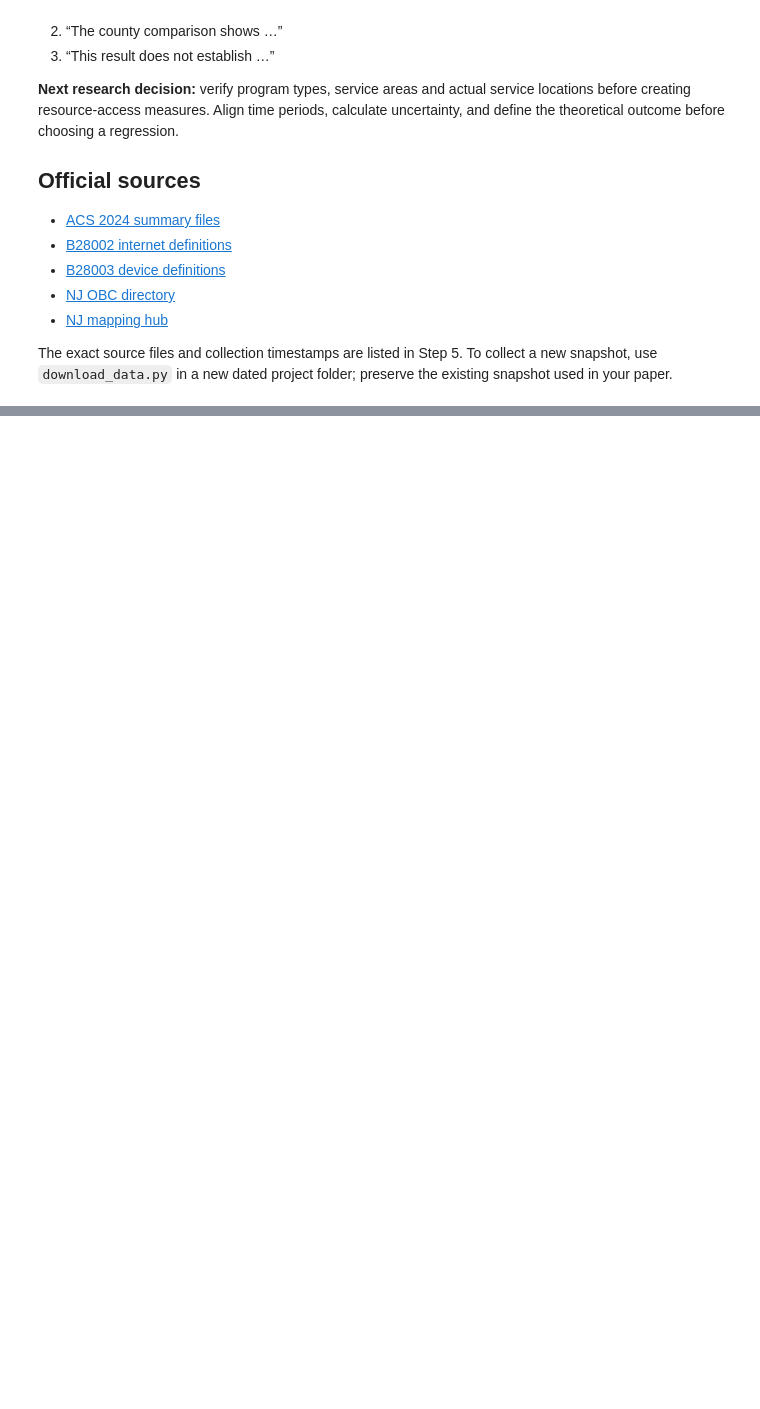
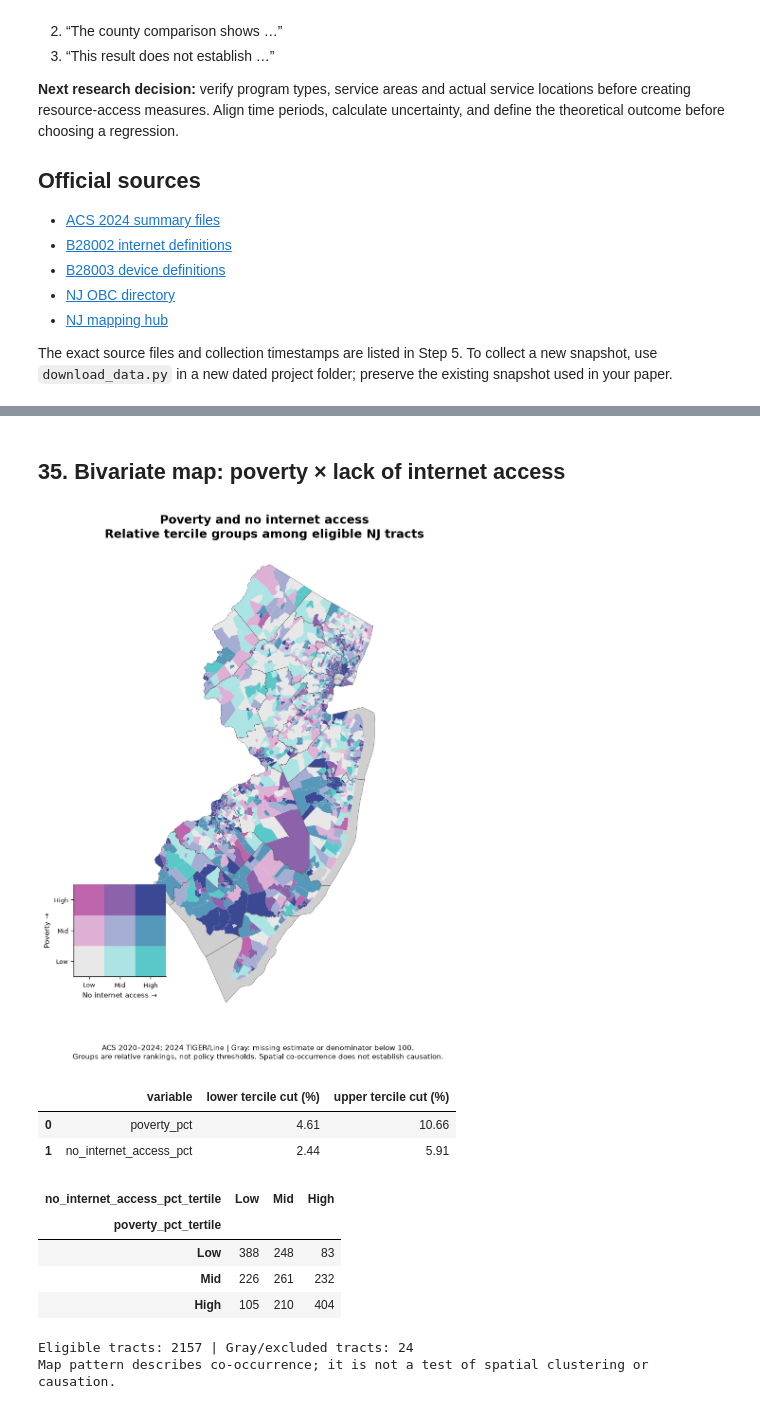
Before and after one commit to We1Chen7/nj-digital-equity, a Jupyter notebook: NJ_Digital_Equity_Colab.ipynb, the cells around one changed output, grey strips where cells are left out. Saved outputs shown, nothing was run; the diff lists cells and outputs as text; code cells hidden in the pictures; blank space fills up the shorter version.

```diff
--- a/NJ_Digital_Equity_Colab.ipynb
+++ b/NJ_Digital_Equity_Colab.ipynb
@@ -889,0 +1131,54 @@ existing snapshot used in your paper.
+# %%
+# 35. Combine poverty and internet-access disadvantage in one exploratory map.
+display(Markdown('## 35. Bivariate map: poverty × lack of internet access'))
+# Use stated screening thresholds; keep excluded areas gray and report their number.
+bivariate_ok = (tract_map['households'].ge(100) & tract_map['C17002_E001'].ge(100)
+                & tract_map[['poverty_pct', 'no_internet_access_pct']].notna().all(axis=1))
+cuts = {}
+for var in ['poverty_pct', 'no_internet_access_pct']:
+    cuts[var] = tract_map.loc[bivariate_ok, var].quantile([1/3, 2/3]).to_numpy()
+    tract_map[var + '_tertile'] = np.nan
+    tract_map.loc[bivariate_ok, var + '_tertile'] = np.searchsorted(cuts[var], tract_map.loc[bivariate_ok, var], side='left')
+palette = np.array([['#e8e8e8', '#ace4e4', '#5ac8c8'],
+                    ['#dfb0d6', '#a5add3', '#5698b9'],
+                    ['#be64ac', '#8c62aa', '#3b4994']])
+tract_map['bivariate_class'] = np.nan
+tract_map.loc[bivariate_ok, 'bivariate_class'] = (3 * tract_map.loc[bivariate_ok, 'poverty_pct_tertile']
+                                               + tract_map.loc[bivariate_ok, 'no_internet_access_pct_tertile'])
+fig, ax = plt.subplots(figsize=(9, 11))
+tract_map.plot(ax=ax, color='#cfcfcf', linewidth=0)
+for poverty_level in range(3):
+    for access_level in range(3):
+        selected = tract_map.loc[tract_map['bivariate_class'].eq(3 * poverty_level + access_level)]
+        if len(selected): selected.plot(ax=ax, color=palette[poverty_level, access_level], linewidth=.05, edgecolor='white')
+county_outlines.boundary.plot(ax=ax, color='#666666', linewidth=.4)
+ax.set_title('Poverty and no internet access\nRelative tercile groups among eligible NJ tracts', fontsize=15)
+ax.set_axis_off()
+legend_ax = fig.add_axes([.14, .17, .18, .18])
+legend_ax.imshow(np.arange(9).reshape(3, 3), origin='lower', cmap=ListedColormap(palette.flatten()), vmin=-.5, vmax=8.5)
+legend_ax.set_xticks([0, 1, 2], ['Low', 'Mid', 'High'], fontsize=8)
+legend_ax.set_yticks([0, 1, 2], ['Low', 'Mid', 'High'], fontsize=8)
+legend_ax.set_xlabel('No internet access →', fontsize=9)
+legend_ax.set_ylabel('Poverty →', fontsize=9)
+fig.text(.5, .055, 'ACS 2020–2024; 2024 TIGER/Line | Gray: missing estimate or denominator below 100.\nGroups are relative rankings, not policy thresholds. Spatial co-occurrence does not establish causation.', ha='center', fontsize=9)
+fig.savefig(FIGURES / '06_bivariate_poverty_no_access_map.png', dpi=180, bbox_inches='tight')
+plt.show()
+display(pd.DataFrame([{'variable': var, 'lower tercile cut (%)': cut[0], 'upper tercile cut (%)': cut[1]}
+                      for var, cut in cuts.items()]).round(2))
+display(pd.crosstab(tract_map.loc[bivariate_ok, 'poverty_pct_tertile'].map({0:'Low',1:'Mid',2:'High'}),
+                    tract_map.loc[bivariate_ok, 'no_internet_access_pct_tertile'].map({0:'Low',1:'Mid',2:'High'})).reindex(index=['Low','Mid','High'], columns=['Low','Mid','High']))
+print('Eligible tracts:', int(bivariate_ok.sum()), '| Gray/excluded tracts:', int((~bivariate_ok).sum()))
+print('Map pattern describes co-occurrence; it is not a test of spatial clustering or causation.')
+# %% [output]
+## 35. Bivariate map: poverty × lack of internet access
+[figure, added]
+|  | variable | lower tercile cut (%) | upper tercile cut (%) |
+| 0 | poverty_pct | 4.61 | 10.66 |
+| 1 | no_internet_access_pct | 2.44 | 5.91 |
+| no_internet_access_pct_tertile | Low | Mid | High |
+| poverty_pct_tertile |  |  |  |
+| Low | 388 | 248 | 83 |
+| Mid | 226 | 261 | 232 |
+| High | 105 | 210 | 404 |
+Eligible tracts: 2157 | Gray/excluded tracts: 24
+Map pattern describes co-occurrence; it is not a test of spatial clustering or causation.
```
Also changed, not shown: parts of 8 cells of this notebook, 4 other files.
